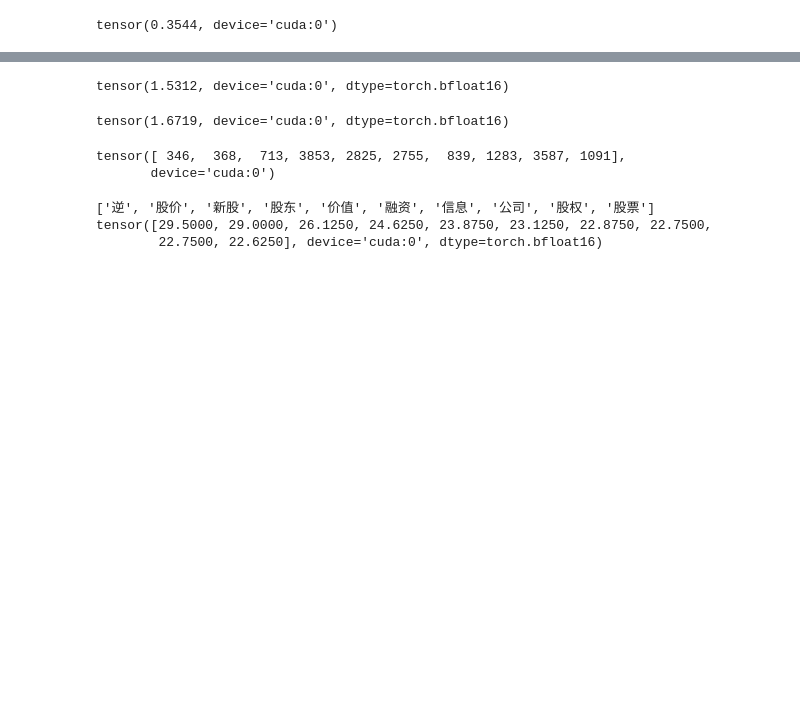
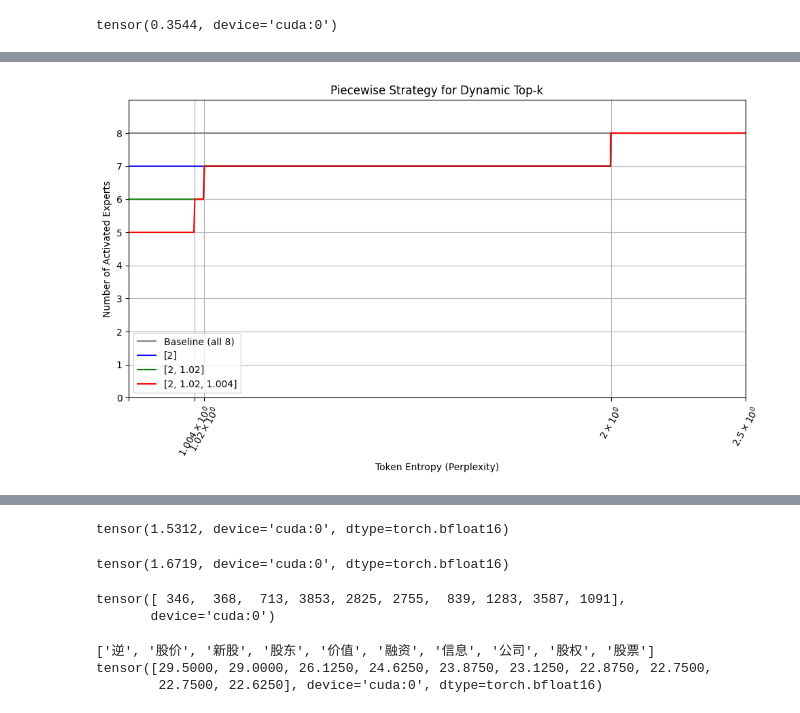
Before and after one commit to seven-mile/moe-routing, a Jupyter notebook: analyze_qwen3_less_k.ipynb, the cells around one changed output, grey strips where cells are left out. Saved outputs shown, nothing was run; the diff lists cells and outputs as text; code cells hidden in the pictures; blank space fills up the shorter version.

```diff
--- a/analyze_qwen3_less_k.ipynb
+++ b/analyze_qwen3_less_k.ipynb
@@ -172,3 +211,23 @@ Reduced Perplexity: 9.9375
 (full_perplexity < 1.004).sum() / full_perplexity.numel()
 # %% [output]
 tensor(0.3544, device='cuda:0')
+# %%
+full_formula = [2, 1.02, 1.004, 1.004]
+spec_formula = [6, 1.17, 1.07, 1.07]
+spec_formula_aggr = [6, 1.17, 1.07, 1.035, 1.005, 1.005]
+# %%
+def get_assisted_topks(
+        cfg: list[float],
+        ppls: torch.FloatTensor,
+        k: int
+    ):
+    if isinstance(cfg, list):
+        ks = torch.full_like(ppls, k, dtype=torch.int64)
+        for i, nk in zip(cfg, range(k)[::-1]):
+            ks[ppls < i] = nk
+        return ks
+    else:
+        raise ValueError(
+            "The `assistant_ppl_to_k` configuration must be a list of floats, "
+            f"but got {cfg} of type {type(cfg)}."
+        )
@@ -175,3 +314,57 @@ tensor(0.3544, device='cuda:0')
+# %%
+import torch
+import numpy as np
+import matplotlib.pyplot as plt
+
+# Baseline value
+k = 8
+
+# Different configurations
+cfg_list = [
+    [],
+    [2],
+    [2, 1.02],
+    [2, 1.02, 1.004],
+    [2, 1.02, 1.004, 1.004],
+]
+
+# Set up x-axis: perplexity values (descending sort to match typical entropy scale)
+x = torch.linspace(0.9, 2.5, steps=1000)  # range covering all thresholds
+x_np = x.numpy()
+
+# Create the plot
+plt.figure(figsize=(10, 6))
+colors = ['gray', 'blue', 'green', 'red']
+labels = [
+    "Baseline (all 8)",
+    "[2]",
+    "[2, 1.02]",
+    "[2, 1.02, 1.004]",
+    "[2, 1.02, 1.004, 1.004]",
+]
+
+for cfg, color, label in zip(cfg_list, colors, labels):
+    ks = torch.full_like(x, k, dtype=torch.int64)
+    for th, nk in zip(cfg, range(k - 1, -1, -1)):
+        ks[x < th] = nk
+    plt.plot(x_np, ks.numpy(), label=label, color=color)
+
+# Annotate plot
+plt.xlabel("Token Entropy (Perplexity)")
+plt.ylabel("Number of Activated Experts")
+plt.title("Piecewise Strategy for Dynamic Top-k")
+plt.legend()
+plt.grid(True)
+plt.xlim(0.9, 2.5)
+plt.ylim(0, 9)
+plt.xscale('log')
+plt.xticks(np.round(np.unique(np.concatenate([[0.9, 2.5]] + cfg_list)), 4))  # ensure all thresholds are on axis
+plt.xticks(rotation=60)
+plt.yticks(range(0, 9))
+plt.tight_layout()
+plt.show()
+# %% [output]
+[figure, added]
 # %%
 display_ppl_in_notebook(tokenizer.batch_decode(target_ids)[prefix_len:], full_perplexity.log().tolist()[prefix_len:])
 # %% [output]
```
Also changed, not shown: parts of 11 cells of this notebook.
